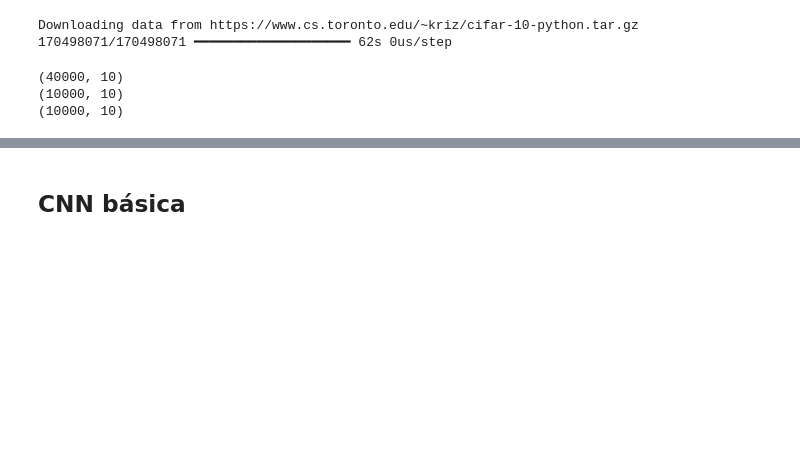
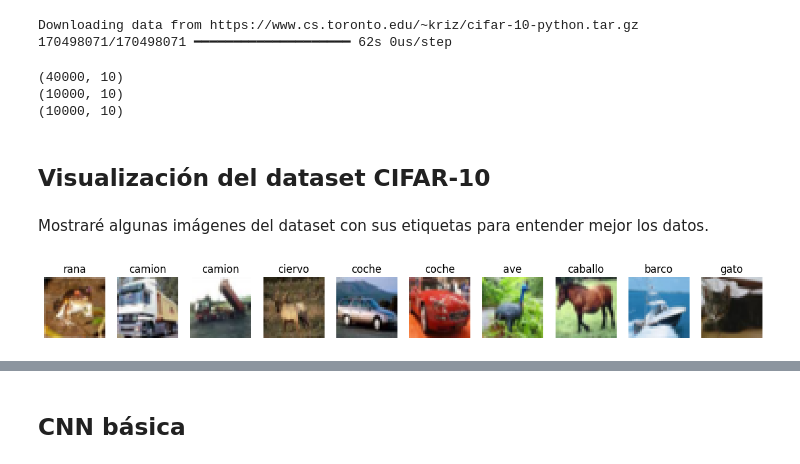
Before and after one commit to Rubenjme/Image_Classification_CNN, a Jupyter notebook: CNN.ipynb, the cells around one changed output, grey strips where cells are left out. Cells and saved outputs as stored; diff of their text form; code cells hidden in the pictures; blank space fills up the shorter version.

```diff
--- a/CNN.ipynb
+++ b/CNN.ipynb
@@ -57,3 +59,22 @@ print(y_test_one_hot.shape)
 (40000, 10)
 (10000, 10)
 (10000, 10)
+# %% [markdown]
+## **Visualización del dataset CIFAR-10**
+# %% [markdown]
+Mostraré algunas imágenes del dataset con sus etiquetas para entender mejor los datos.
+# %%
+# Función para mostrar imágenes con etiquetas
+def plot_images(images, labels, class_names, num_images=10):
+    fig, axes = plt.subplots(1, num_images, figsize=(15, 3))
+    for i in range(num_images):
+        ax = axes[i]
+        ax.imshow(images[i])
+        ax.set_title(class_names[labels[i][0]])
+        ax.axis("off")
+    plt.show()
+
+# Mostrar 10 imágenes aleatorias del conjunto de entrenamiento
+plot_images(X[:10], Y[:10], MAP_ELEMENTS)
+# %% [output]
+[figure, added]
```
Also changed, not shown: parts of 20 cells of this notebook.
